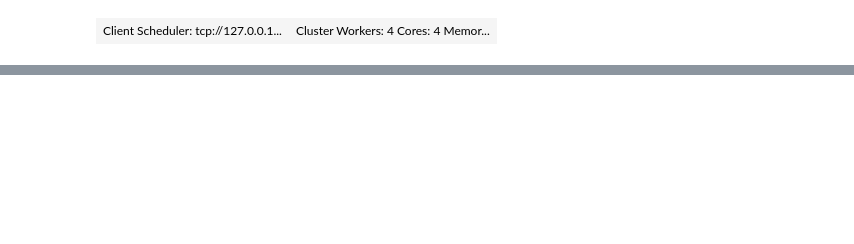
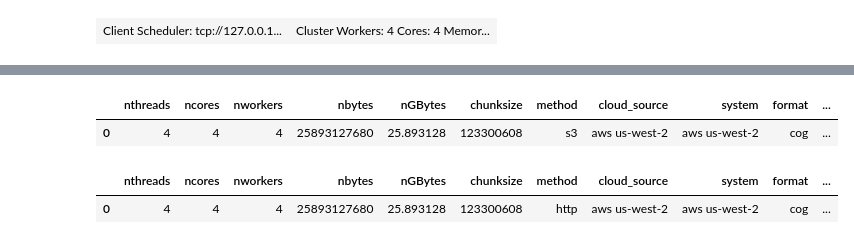
Before and after one commit to rmg55/CloudDAAC_Binders, a Jupyter notebook: s3_v_http.ipynb, the cells around one changed output, grey strips where cells are left out. Drawn from its saved outputs; the diff is of its cells as text; code cells hidden in the pictures; blank space fills up the shorter version.

```diff
--- a/s3_v_http.ipynb
+++ b/s3_v_http.ipynb
@@ -197,0 +194,39 @@ else:
+# %%
+diag_timer = DiagnosticTimer()
+devnull = DevNullStore()
+
+dat = da.data
+chunksize = get_chunksize(dat)
+totalsize = dat.nbytes*1e-9
+
+if s3:
+    method='s3'
+else:
+    method='http'
+
+diag_kwargs = dict(nbytes=dat.nbytes,
+                   nGBytes=totalsize,
+                   chunksize=chunksize,
+                   method=method,
+                   cloud_source='aws us-west-2',
+                   system='aws us-west-2',
+                   format='cog')
+
+runtime = datetime.datetime.now().strftime("%Y%m%d_%H%M")
+with diag_timer.time(nthreads=total_nthreads(cl),
+                     ncores=total_ncores(cl),
+                     nworkers=total_workers(cl),
+                     **diag_kwargs):
+    future = dask_array.store(dat, devnull, lock=False, compute=False)
+    dask.compute(future, retries=5)
+df = diag_timer.dataframe()
+df['throughput_MBps'] = df.nbytes/1e6/df.runtime
+df
+# %% [output]
+|  | nthreads | ncores | nworkers | nbytes | nGBytes | chunksize | method | cloud_source | system | format | ... |
+| 0 | 4 | 4 | 4 | 25893127680 | 25.893128 | 123300608 | s3 | aws us-west-2 | aws us-west-2 | cog | ... |
+# %%
+df
+# %% [output]
+|  | nthreads | ncores | nworkers | nbytes | nGBytes | chunksize | method | cloud_source | system | format | ... |
+| 0 | 4 | 4 | 4 | 25893127680 | 25.893128 | 123300608 | http | aws us-west-2 | aws us-west-2 | cog | ... |
```
Also changed, not shown: parts of 8 cells of this notebook, 2 other files.
